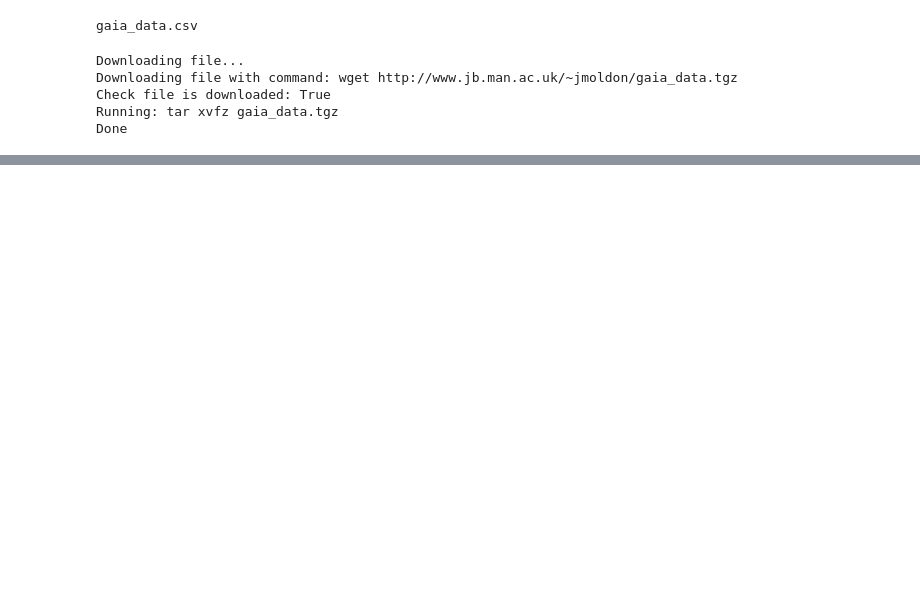
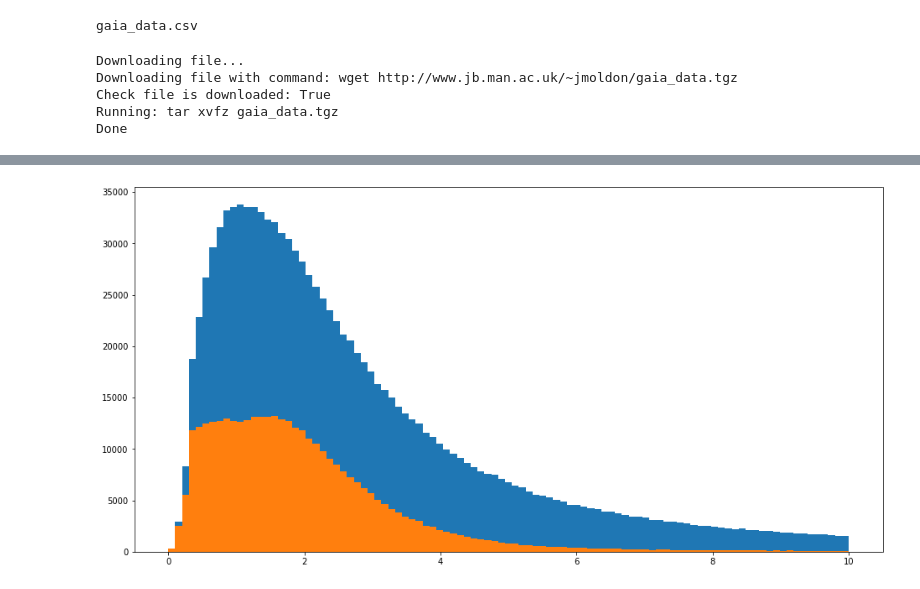
Before and after one commit to espsrc/droplets, a Jupyter notebook: gaia_exploratory/gaia_exploratory.ipynb, the cells around one changed output, grey strips where cells are left out. Saved outputs shown, nothing was run; the diff lists cells and outputs as text; code cells hidden in the pictures; blank space fills up the shorter version.

```diff
--- a/gaia_exploratory/gaia_exploratory.ipynb
+++ b/gaia_exploratory/gaia_exploratory.ipynb
@@ -66,0 +163,8 @@ Done
+# %%
+my_sig = 3
+good_par = data['parallax']/data['parallax_error'] > my_sig
+# %%
+plt.hist(data['dist'], bins=np.linspace(0, 10, 100));
+plt.hist(data['dist'][good_par], bins=np.linspace(0, 10, 100));
+# %% [output]
+[figure, added]
```
Also changed, not shown: parts of 24 cells of this notebook.
